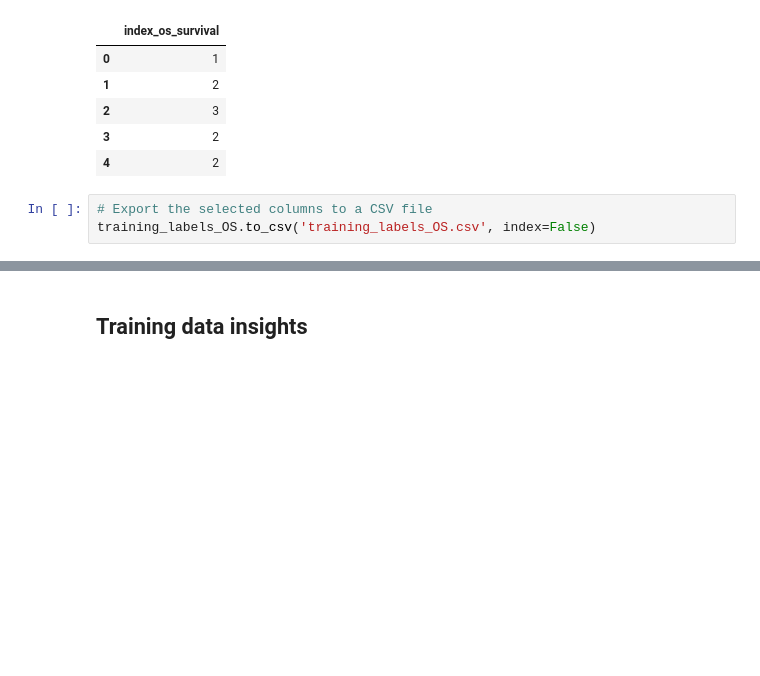
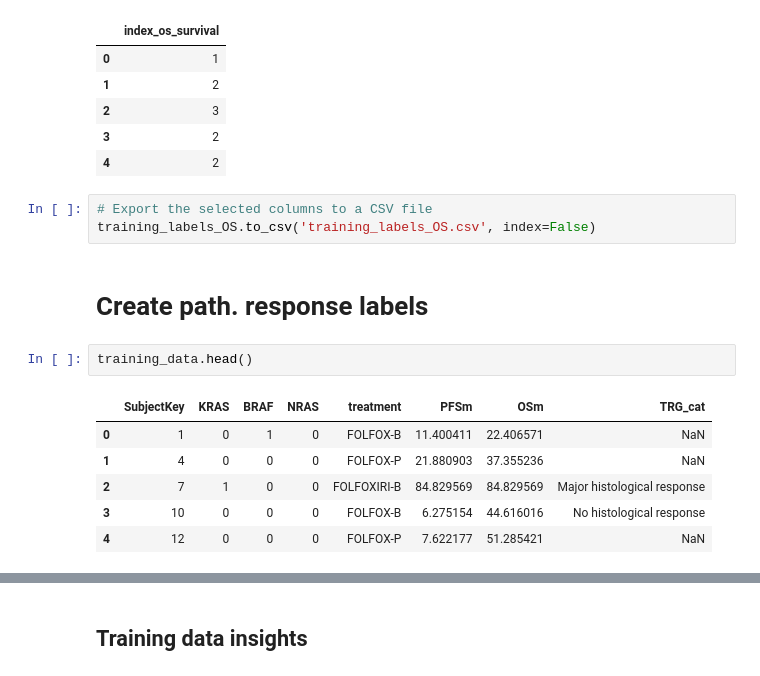
Before and after one commit to MartijnMakaske/CRLM-morph-features, a Jupyter notebook: Clinical_data_preparation.ipynb, the cells around one changed output, grey strips where cells are left out. Drawn from its saved outputs; the diff is of its cells as text; blank space fills up the shorter version.

```diff
--- a/Clinical_data_preparation.ipynb
+++ b/Clinical_data_preparation.ipynb
@@ -220,3 +241,14 @@ training_labels_OS.head()
 # %%
 # Export the selected columns to a CSV file
 training_labels_OS.to_csv('training_labels_OS.csv', index=False)
+# %% [markdown]
+# Create path. response labels
+# %%
+training_data.head()
+# %% [output]
+|  | SubjectKey | KRAS | BRAF | NRAS | treatment | PFSm | OSm | TRG_cat |
+| 0 | 1 | 0 | 1 | 0 | FOLFOX-B | 11.400411 | 22.406571 | NaN |
+| 1 | 4 | 0 | 0 | 0 | FOLFOX-P | 21.880903 | 37.355236 | NaN |
+| 2 | 7 | 1 | 0 | 0 | FOLFOXIRI-B | 84.829569 | 84.829569 | Major histological response |
+| 3 | 10 | 0 | 0 | 0 | FOLFOX-B | 6.275154 | 44.616016 | No histological response |
+| 4 | 12 | 0 | 0 | 0 | FOLFOX-P | 7.622177 | 51.285421 | NaN |
```
Also changed, not shown: parts of 7 cells of this notebook, 12 other files.
